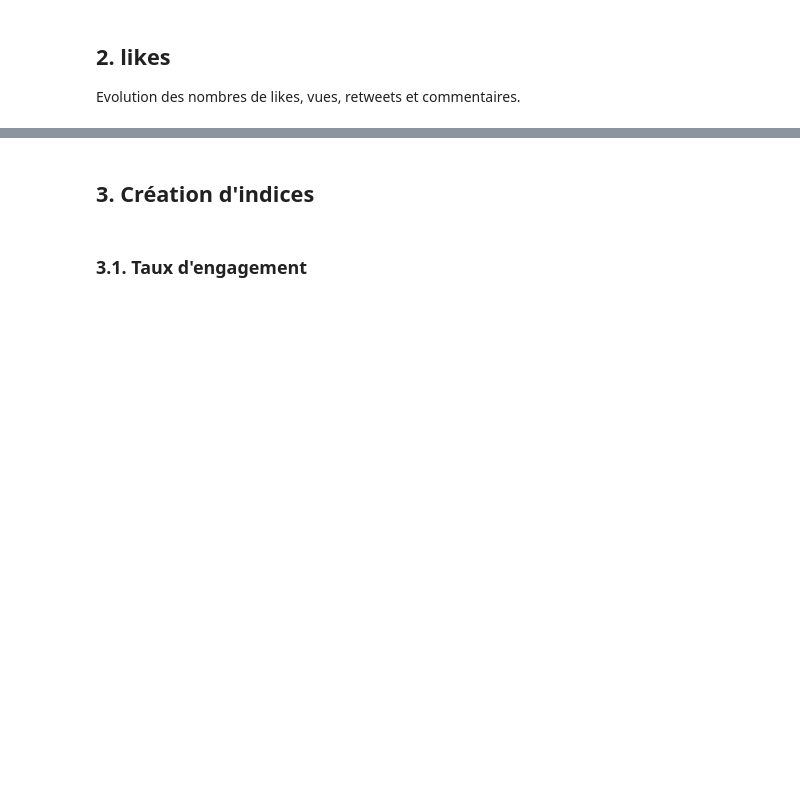
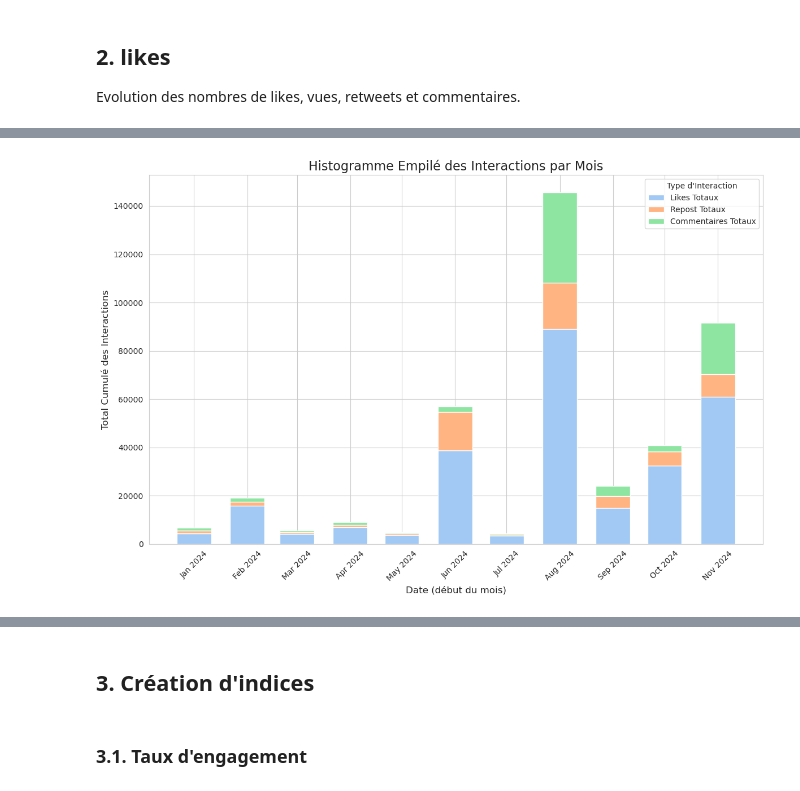
Before and after one commit to lucielang/Scrapping-de-tweets, a Jupyter notebook: 4_statdesc.ipynb, the cells around one changed output, grey strips where cells are left out. Drawn from its saved outputs; the diff is of its cells as text; code cells hidden in the pictures; blank space fills up the shorter version.

```diff
--- a/4_statdesc.ipynb
+++ b/4_statdesc.ipynb
@@ -57,0 +207,56 @@ Evolution des nombres de likes, vues, retweets et commentaires.
+# %%
+import pandas as pd
+import seaborn as sns
+import matplotlib.pyplot as plt
+
+# Charger les données
+dfmois = pd.read_excel('/home/onyxia/work/Scrapping_tweets/Scrapping_tweets/tweets_fusionnes.xlsx')
+
+# Vérifiez que les colonnes nécessaires existent
+if not {'Likes', 'Views', 'Repost', 'Comments', 'ConvertedDate'}.issubset(dfmois.columns):
+    raise ValueError("Le fichier doit contenir les colonnes 'Likes', 'Views', 'Repost', 'Comments', et 'ConvertedDate'")
+
+# Ajouter une colonne YearMonth
+dfmois['YearMonth'] = dfmois['ConvertedDate'].dt.strftime('%Y-%m')
+
+# Grouper par mois
+monthly_stats = dfmois.groupby('YearMonth').agg(
+    TotalLikes=('Likes', 'sum'),
+    TotalRepost=('Repost', 'sum'),
+    TotalComments=('Comments', 'sum'),
+)
+
+# Convertir YearMonth en date réelle (début de mois)
+monthly_stats['Date'] = pd.to_datetime(monthly_stats.index + '-01', format='%Y-%m-%d')
+
+# Initialisation des données pour l'histogramme empilé
+dates = monthly_stats['Date']
+likes = monthly_stats['TotalLikes']
+reposts = monthly_stats['TotalRepost']
+comments = monthly_stats['TotalComments']
+
+# Configuration du style Seaborn
+sns.set_style("whitegrid")
+palette = sns.color_palette("pastel")
+
+# Largeur des barres
+bar_width = 20  # en jours, pour ajuster la largeur des barres
+
+# Création de l'histogramme empilé
+plt.figure(figsize=(12, 8))
+plt.bar(dates, likes, width=bar_width, color=palette[0], label='Likes Totaux')
+plt.bar(dates, reposts, width=bar_width, bottom=likes, color=palette[1], label='Repost Totaux')
+plt.bar(dates, comments, width=bar_width, bottom=likes + reposts, color=palette[2], label='Commentaires Totaux')
+
+# Personnalisation du graphique
+plt.title('Histogramme Empilé des Interactions par Mois', fontsize=16)
+plt.xlabel('Date (début du mois)', fontsize=12)
+plt.ylabel('Total Cumulé des Interactions', fontsize=12)
+plt.xticks(dates, dates.dt.strftime('%b %Y'), rotation=45)  # Correction ici pour strftime
+plt.legend(title='Type d\'Interaction')
+plt.tight_layout()
+
+# Afficher le graphique
+plt.show()
+# %% [output]
+[figure, added]
```
Also changed, not shown: parts of 7 cells of this notebook, 1 other file.
